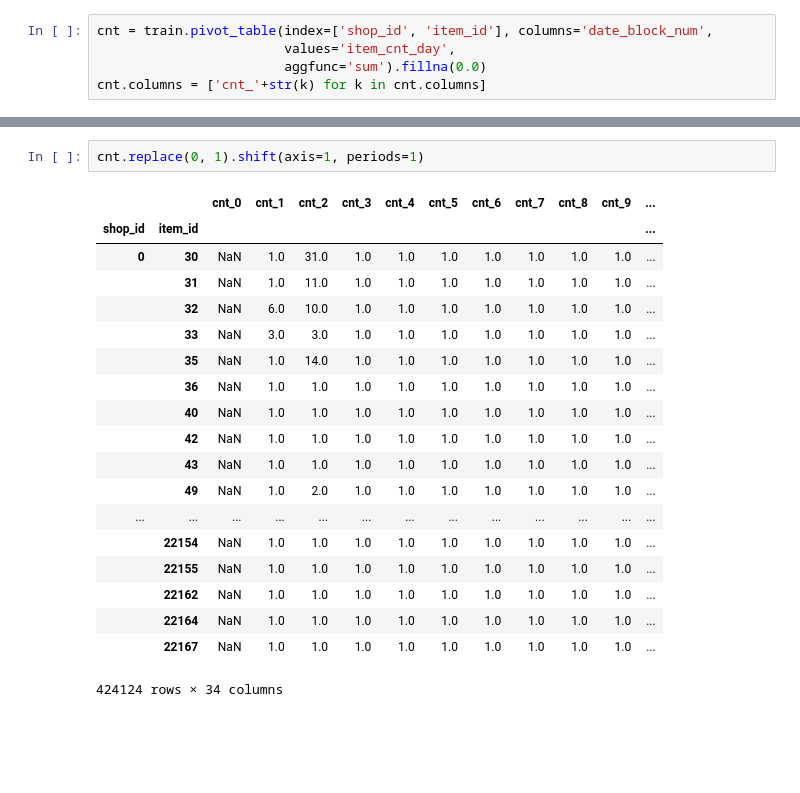
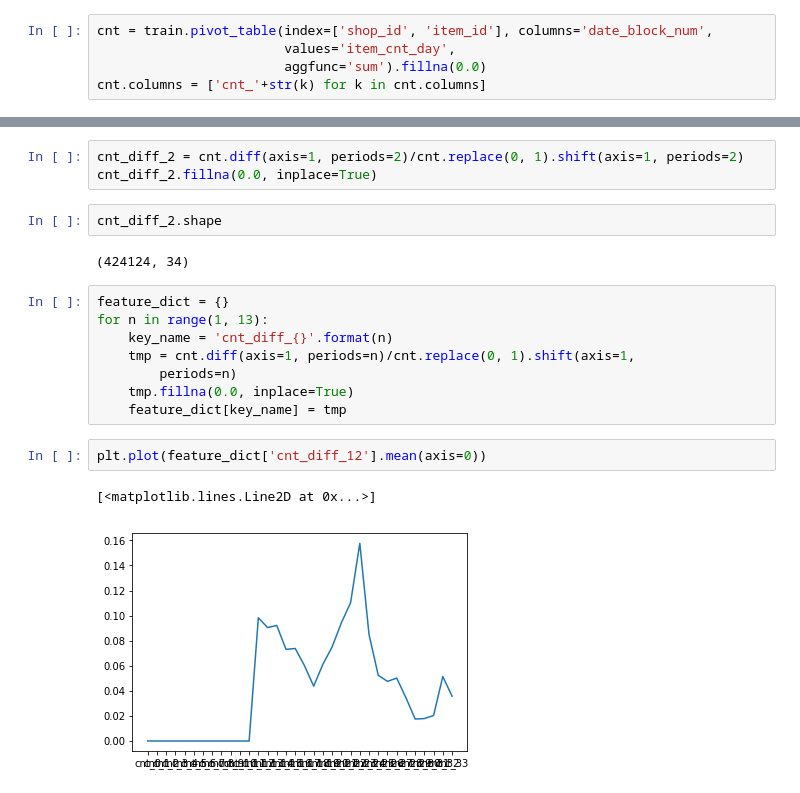
Before and after one commit to LiYan1988/predict_future_sales, a Jupyter notebook: eda_11_3.ipynb, the cells around one changed output, grey strips where cells are left out. Saved outputs shown, nothing was run; the diff lists cells and outputs as text; blank space fills up the shorter version.

```diff
--- a/eda_11_3.ipynb
+++ b/eda_11_3.ipynb
@@ -315,23 +91,21 @@ cnt_diff.head()
 5 rows × 34 columns
 # %%
-cnt.replace(0, 1).shift(axis=1, periods=1)
+cnt_diff_2 = cnt.diff(axis=1, periods=2)/cnt.replace(0, 1).shift(axis=1, periods=2)
+cnt_diff_2.fillna(0.0, inplace=True)
-# %% [output]
-|  |  | cnt_0 | cnt_1 | cnt_2 | cnt_3 | cnt_4 | cnt_5 | cnt_6 | cnt_7 | cnt_8 | cnt_9 | ... |
-| shop_id | item_id |  |  |  |  |  |  |  |  |  |  | ... |
-| 0 | 30 | NaN | 1.0 | 31.0 | 1.0 | 1.0 | 1.0 | 1.0 | 1.0 | 1.0 | 1.0 | ... |
-|  | 31 | NaN | 1.0 | 11.0 | 1.0 | 1.0 | 1.0 | 1.0 | 1.0 | 1.0 | 1.0 | ... |
-|  | 32 | NaN | 6.0 | 10.0 | 1.0 | 1.0 | 1.0 | 1.0 | 1.0 | 1.0 | 1.0 | ... |
-|  | 33 | NaN | 3.0 | 3.0 | 1.0 | 1.0 | 1.0 | 1.0 | 1.0 | 1.0 | 1.0 | ... |
-|  | 35 | NaN | 1.0 | 14.0 | 1.0 | 1.0 | 1.0 | 1.0 | 1.0 | 1.0 | 1.0 | ... |
-|  | 36 | NaN | 1.0 | 1.0 | 1.0 | 1.0 | 1.0 | 1.0 | 1.0 | 1.0 | 1.0 | ... |
-|  | 40 | NaN | 1.0 | 1.0 | 1.0 | 1.0 | 1.0 | 1.0 | 1.0 | 1.0 | 1.0 | ... |
-|  | 42 | NaN | 1.0 | 1.0 | 1.0 | 1.0 | 1.0 | 1.0 | 1.0 | 1.0 | 1.0 | ... |
-|  | 43 | NaN | 1.0 | 1.0 | 1.0 | 1.0 | 1.0 | 1.0 | 1.0 | 1.0 | 1.0 | ... |
-|  | 49 | NaN | 1.0 | 2.0 | 1.0 | 1.0 | 1.0 | 1.0 | 1.0 | 1.0 | 1.0 | ... |
-| ... | ... | ... | ... | ... | ... | ... | ... | ... | ... | ... | ... | ... |
-|  | 22154 | NaN | 1.0 | 1.0 | 1.0 | 1.0 | 1.0 | 1.0 | 1.0 | 1.0 | 1.0 | ... |
-|  | 22155 | NaN | 1.0 | 1.0 | 1.0 | 1.0 | 1.0 | 1.0 | 1.0 | 1.0 | 1.0 | ... |
-|  | 22162 | NaN | 1.0 | 1.0 | 1.0 | 1.0 | 1.0 | 1.0 | 1.0 | 1.0 | 1.0 | ... |
-|  | 22164 | NaN | 1.0 | 1.0 | 1.0 | 1.0 | 1.0 | 1.0 | 1.0 | 1.0 | 1.0 | ... |
-|  | 22167 | NaN | 1.0 | 1.0 | 1.0 | 1.0 | 1.0 | 1.0 | 1.0 | 1.0 | 1.0 | ... |
-424124 rows × 34 columns
+# %%
+cnt_diff_2.shape
+# %% [output]
+(424124, 34)
+# %%
+feature_dict = {}
+for n in range(1, 13):
+    key_name = 'cnt_diff_{}'.format(n)
+    tmp = cnt.diff(axis=1, periods=n)/cnt.replace(0, 1).shift(axis=1,
+        periods=n)
+    tmp.fillna(0.0, inplace=True)
+    feature_dict[key_name] = tmp
+# %%
+plt.plot(feature_dict['cnt_diff_12'].mean(axis=0))
+# %% [output]
+[<matplotlib.lines.Line2D at 0x...>]
+[figure, added]
```
Also changed, not shown: parts of 26 cells of this notebook.
